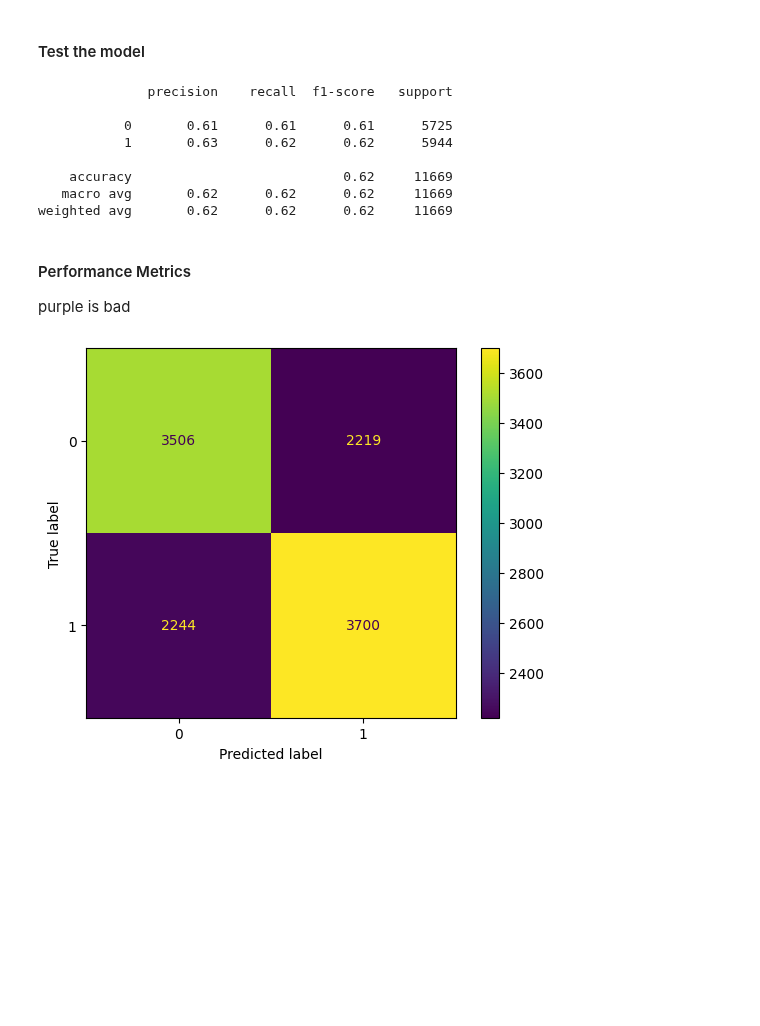
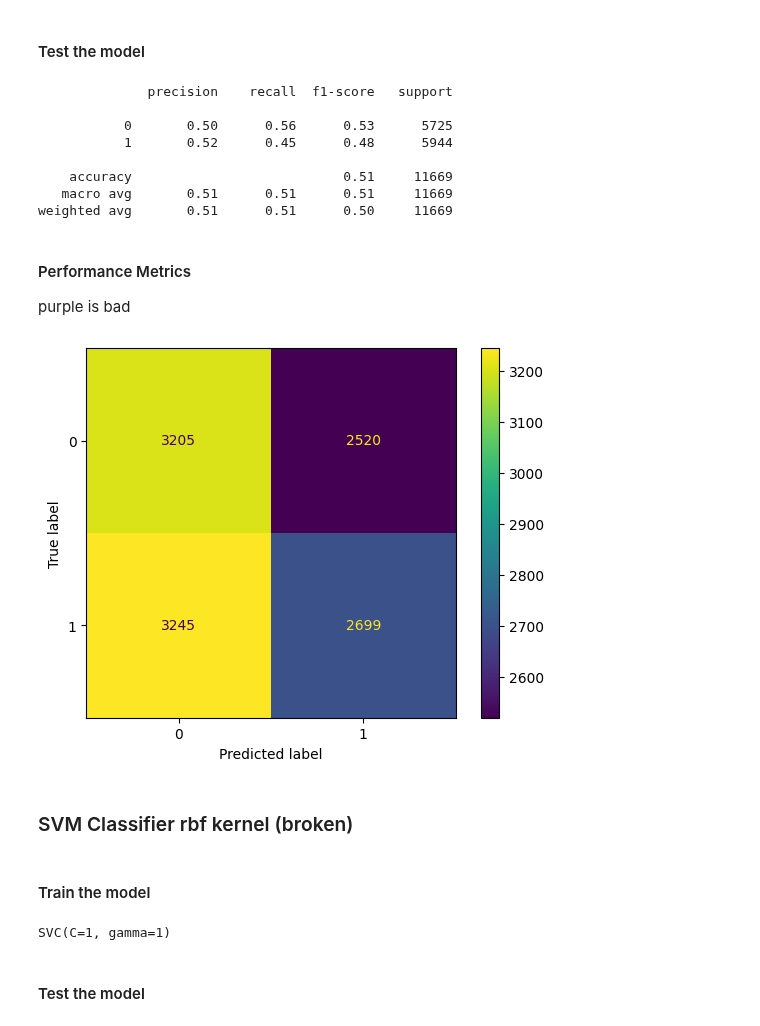
Before and after one commit to t-tony03/EECS3401Final, a Jupyter notebook: final rev2.ipynb, the cells around one changed output. Cells and saved outputs as stored; diff of their text form; code cells hidden in the pictures; blank space fills up the shorter version.

Commit message:
added more models for 20%

```diff
--- a/final rev2.ipynb
+++ b/final rev2.ipynb
@@ -317,5 +216,5 @@ These two features are for user reference only, fullTimeMin was used to determin
 # %%
-gamesAt20.drop(labels=['timePercent' , 'fullTimeMin'] , axis=1 , inplace=True)
+#gamesAt20.drop(labels=['fullTimeMS'] , axis=1 , inplace=True)
 # %% [markdown]
 # Part 3: Select and train a model
 # %% [markdown]
@@ -337,5 +231,0 @@ print(x_train.shape , y_train.shape , x_test.shape , y_test.shape)
-# %%
-from sklearn.linear_model import LinearRegression
-
-lr_model = LinearRegression()
-lr_model.fit(x_train , y_train)
@@ -409,8 +238,8 @@ plt.show()
 # %%
 from sklearn.svm import SVC
 
-poly_svc = SVC()
-poly_svc.fit(x_train , y_train)
+reg_svc = SVC()
+reg_svc.fit(x_train , y_train)
 # %% [output]
 SVC()
 # %% [markdown]
@@ -418,17 +247,17 @@ SVC()
 # %%
 from sklearn.metrics import accuracy_score , confusion_matrix , classification_report
 
-poly_y_pred = poly_svc.predict(x_test)
-print(classification_report(y_test , poly_y_pred))
+reg_y_pred = reg_svc.predict(x_test)
+print(classification_report(y_test , reg_y_pred))
 # %% [output]
               precision    recall  f1-score   support
 
-           0       0.61      0.61      0.61      5725
-           1       0.63      0.62      0.62      5944
+           0       0.50      0.56      0.53      5725
+           1       0.52      0.45      0.48      5944
 
-    accuracy                           0.62     11669
-   macro avg       0.62      0.62      0.62     11669
-weighted avg       0.62      0.62      0.62     11669
+    accuracy                           0.51     11669
+   macro avg       0.51      0.51      0.51     11669
+weighted avg       0.51      0.51      0.50     11669
 # %% [markdown]
 #### Performance Metrics
 
@@ -436,8 +265,19 @@ purple is bad
 # %%
 from sklearn.model_selection import cross_val_predict
 from sklearn.metrics import ConfusionMatrixDisplay
 
-ConfusionMatrixDisplay.from_predictions(y_test , poly_y_pred)
+ConfusionMatrixDisplay.from_predictions(y_test , reg_y_pred)
 plt.show()
 # %% [output]
-[figure, old version]
+[figure, new version]
+# %% [markdown]
+### SVM Classifier rbf kernel (broken)
+# %% [markdown]
+#### Train the model
+# %%
+rbf_svc = SVC(kernel='rbf' , C=1 , gamma=1)
+rbf_svc.fit(x_train , y_train)
+# %% [output]
+SVC(C=1, gamma=1)
+# %% [markdown]
+#### Test the model
```
Also changed, not shown: parts of 66 cells of this notebook.
